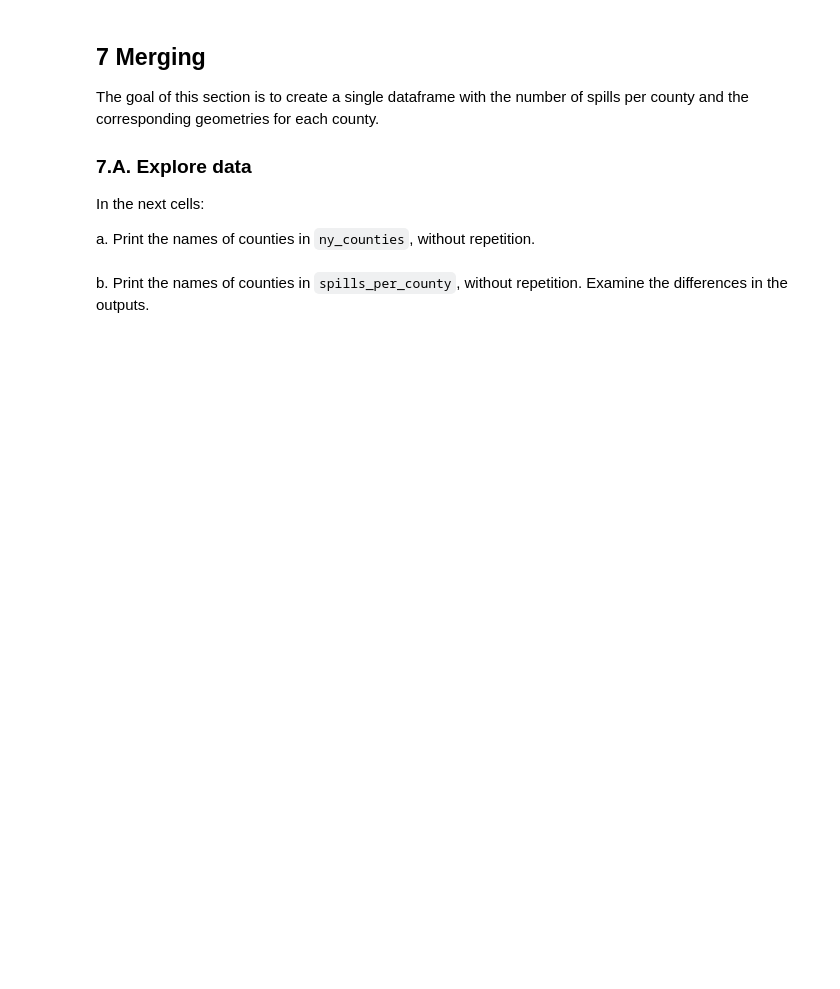
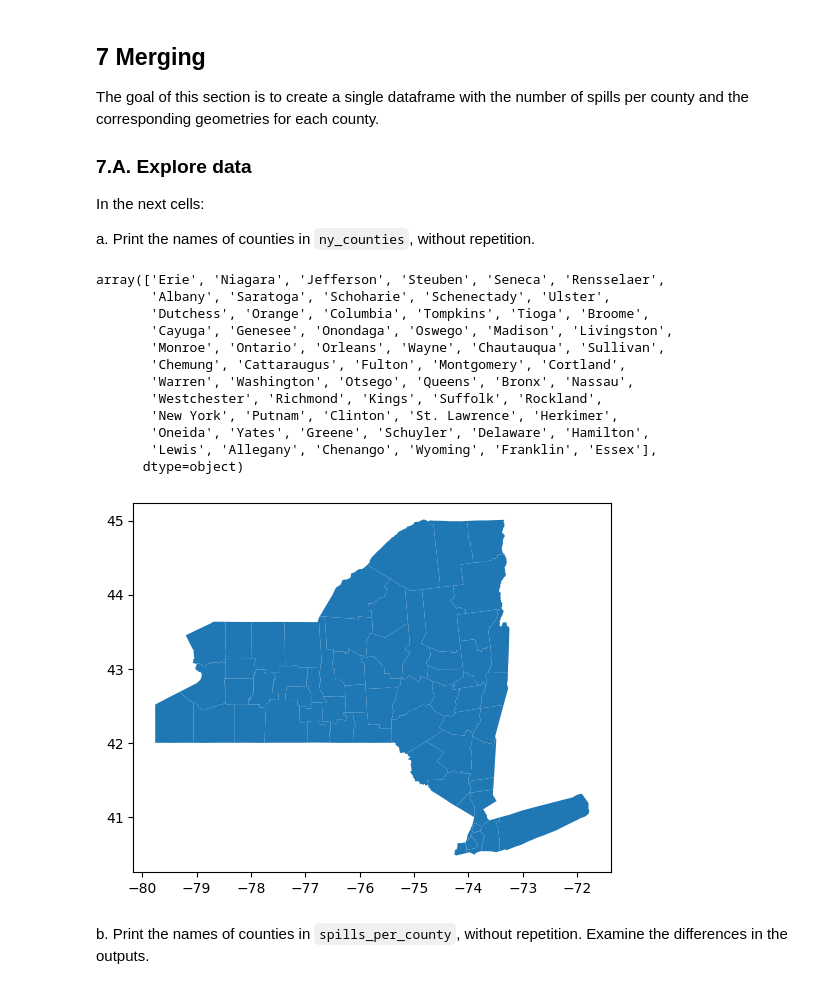
Before and after one commit to sarahhinkley/eds220-hwk3, a Jupyter notebook: hwk3-task2-spills.ipynb, the cells around one changed output. Cells and saved outputs as stored; diff of their text form; code cells hidden in the pictures; blank space fills up the shorter version.

Commit message:
Complete data exploration and updating for counties df

```diff
--- a/hwk3-task2-spills.ipynb
+++ b/hwk3-task2-spills.ipynb
@@ -302,3 +305,7 @@ counties.columns
 ### 6.C. Data selection
 
 Select all the counties for the state of New York in a new variable `ny_counties` and plot them (you may need to look at the metadata).
+# %%
+ny_counties = counties[counties['statefp']== '36']
+
+ny_counties.plot()
@@ -316,6 +325,24 @@ The goal of this section is to create a single dataframe with the number of spil
 In the next cells:
 
 a. Print the names of counties in `ny_counties`, without repetition.
+# %%
+ny_diff_counties = ny_counties['name'].unique()
+
+ny_diff_counties
+# %% [output]
+array(['Erie', 'Niagara', 'Jefferson', 'Steuben', 'Seneca', 'Rensselaer',
+       'Albany', 'Saratoga', 'Schoharie', 'Schenectady', 'Ulster',
+       'Dutchess', 'Orange', 'Columbia', 'Tompkins', 'Tioga', 'Broome',
+       'Cayuga', 'Genesee', 'Onondaga', 'Oswego', 'Madison', 'Livingston',
+       'Monroe', 'Ontario', 'Orleans', 'Wayne', 'Chautauqua', 'Sullivan',
+       'Chemung', 'Cattaraugus', 'Fulton', 'Montgomery', 'Cortland',
+       'Warren', 'Washington', 'Otsego', 'Queens', 'Bronx', 'Nassau',
+       'Westchester', 'Richmond', 'Kings', 'Suffolk', 'Rockland',
+       'New York', 'Putnam', 'Clinton', 'St. Lawrence', 'Herkimer',
+       'Oneida', 'Yates', 'Greene', 'Schuyler', 'Delaware', 'Hamilton',
+       'Lewis', 'Allegany', 'Chenango', 'Wyoming', 'Franklin', 'Essex'],
+      dtype=object)
+[figure, added]
 # %% [markdown]
 <!-- END QUESTION -->
 
```
Also changed, not shown: parts of 12 cells of this notebook.
